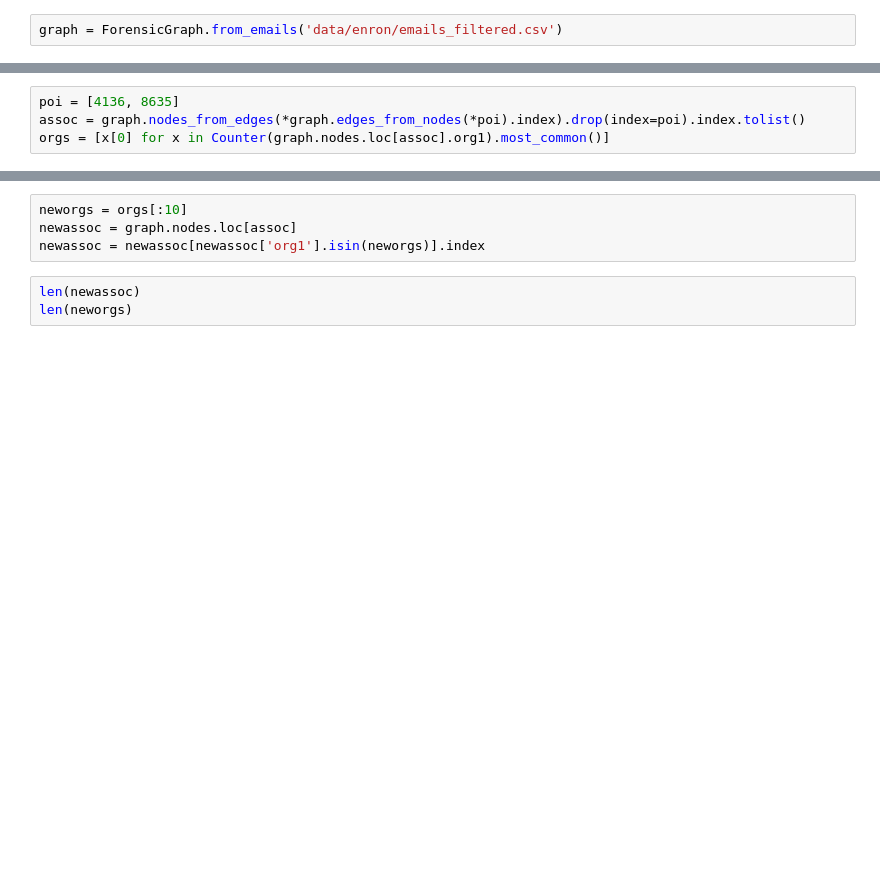
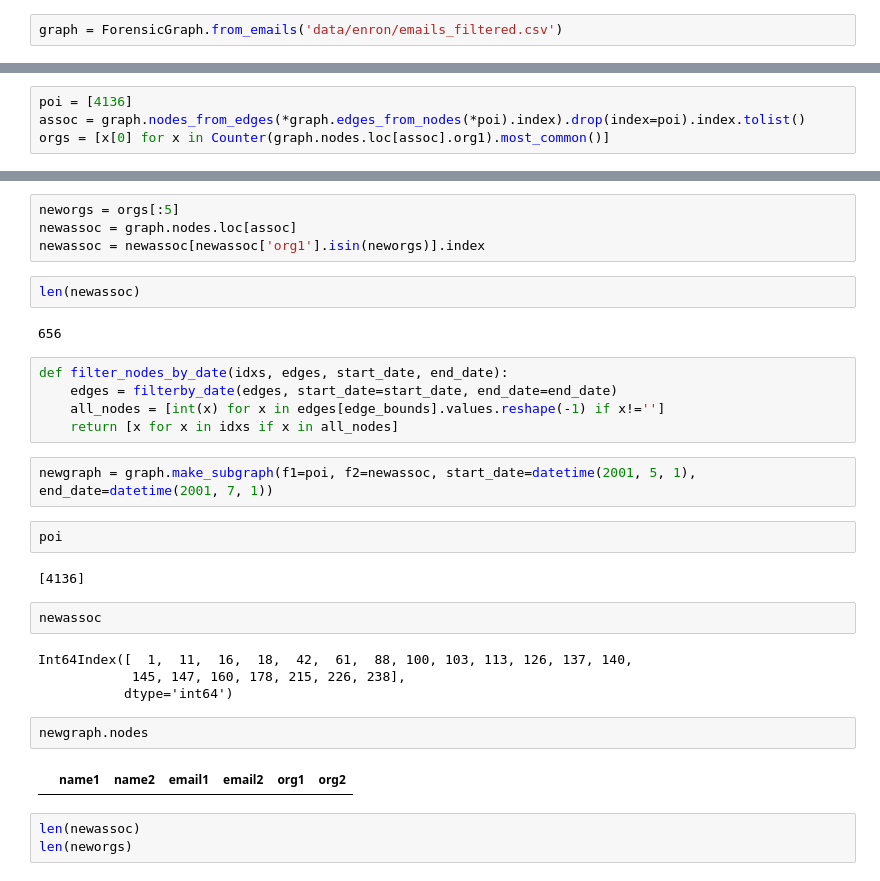
Before and after one commit to q1park/enron-emails, a Jupyter notebook: Example.ipynb, the cells around one changed output, grey strips where cells are left out. Cells and saved outputs as stored; diff of their text form; blank space fills up the shorter version.

```diff
--- a/Example.ipynb
+++ b/Example.ipynb
@@ -243,6 +243,6 @@ graph.nodes.loc[finder[1]]
 | 13812 |  |  | tskilling@tribune.com |  | tribune |  |
 # %%
-poi = [4136, 8635]
+poi = [4136]
 assoc = graph.nodes_from_edges(*graph.edges_from_nodes(*poi).index).drop(index=poi).index.tolist()
 orgs = [x[0] for x in Counter(graph.nodes.loc[assoc].org1).most_common()]
 # %%
@@ -256,7 +256,32 @@ len(orgs)
 # %%
-neworgs = orgs[:10]
+neworgs = orgs[:5]
 newassoc = graph.nodes.loc[assoc]
 newassoc = newassoc[newassoc['org1'].isin(neworgs)].index
+# %%
+len(newassoc)
+# %% [output]
+656
+# %%
+def filter_nodes_by_date(idxs, edges, start_date, end_date):
+    edges = filterby_date(edges, start_date=start_date, end_date=end_date)
+    all_nodes = [int(x) for x in edges[edge_bounds].values.reshape(-1) if x!='']
+    return [x for x in idxs if x in all_nodes]
+# %%
+newgraph = graph.make_subgraph(f1=poi, f2=newassoc, start_date=datetime(2001, 5, 1), end_date=datetime(2001, 7, 1))
+# %%
+poi
+# %% [output]
+[4136]
+# %%
+newassoc
+# %% [output]
+Int64Index([  1,  11,  16,  18,  42,  61,  88, 100, 103, 113, 126, 137, 140,
+            145, 147, 160, 178, 215, 226, 238],
+           dtype='int64')
+# %%
+newgraph.nodes
+# %% [output]
+|  | name1 | name2 | email1 | email2 | org1 | org2 |
 # %%
 len(newassoc)
 len(neworgs)
```
Also changed, not shown: parts of 6 cells of this notebook, 1 other file.
